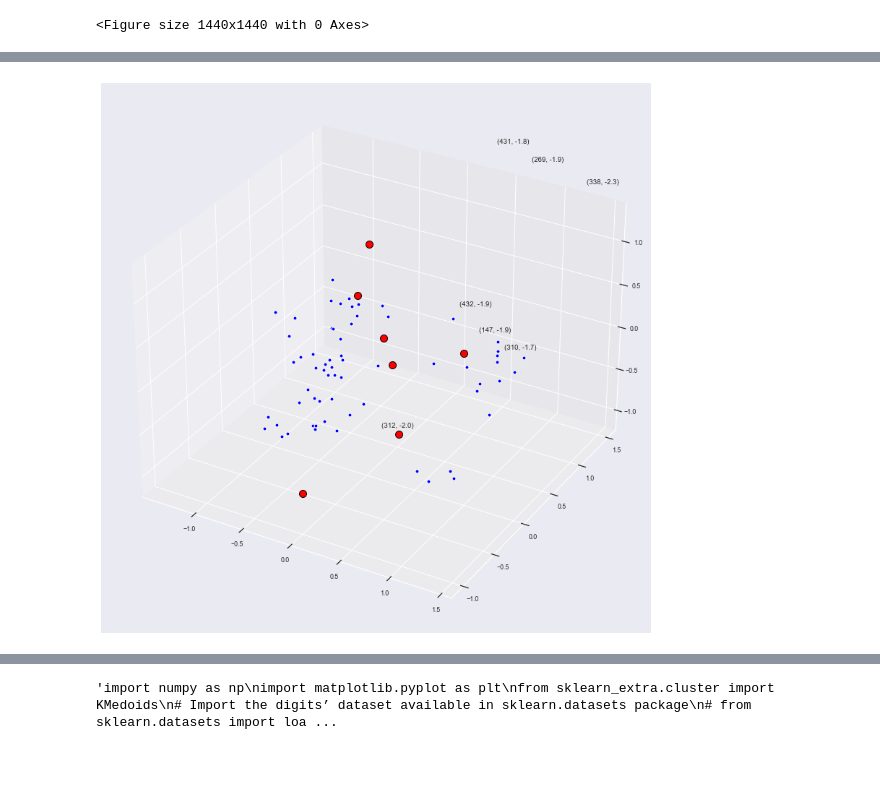
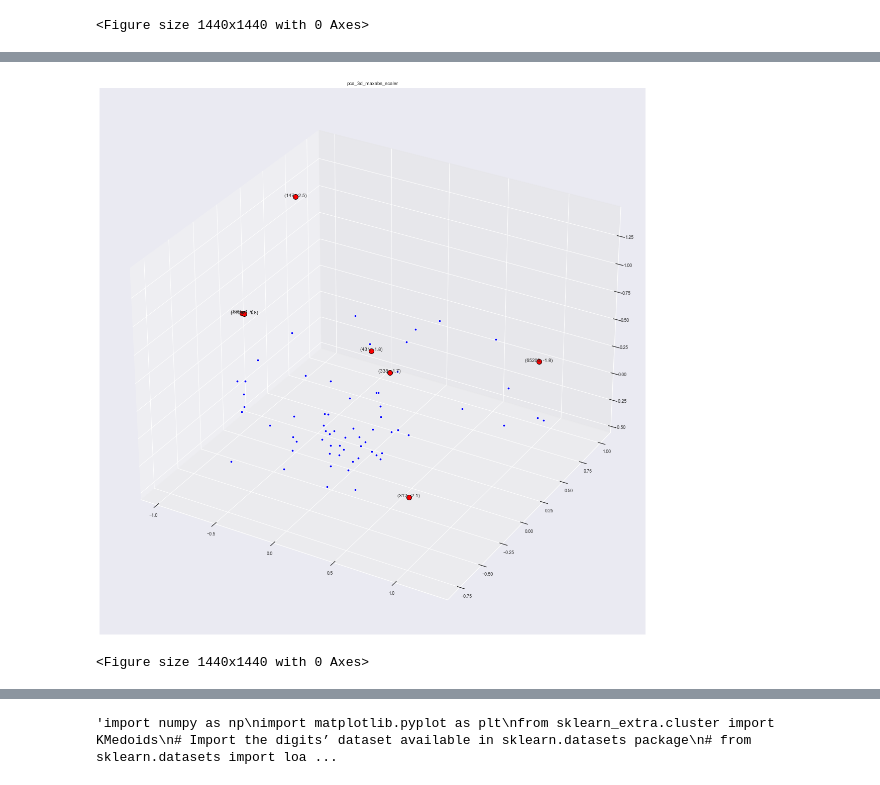
Before and after one commit to maxielias/cbbm, a Jupyter notebook: cbbm/clustering.ipynb, the cells around one changed output, grey strips where cells are left out. Saved outputs shown, nothing was run; the diff lists cells and outputs as text; code cells hidden in the pictures.

```diff
--- a/cbbm/clustering.ipynb
+++ b/cbbm/clustering.ipynb
@@ -102,6 +104,3 @@ for dir in dir_list:
     ws.add_image(image, str(f"A{row}"))
     wb.save("output/data_corr.xlsx")
     row = row + 75
-
-'''with pd.ExcelWriter("output/data_corr.xlsx", mode="a", engine="openpyxl", if_sheet_exists="replace") as writer:
-    df_scaled.to_excel(writer, sheet_name="graph")'''
@@ -110,5 +119,8 @@ for dir in dir_list:
 # %%
-scaler_name = "maxabs_scaler"
+# scaler_name = "robust_scaler"
+data_pivot = data_pivot.set_index("ent")
+data_pivot = data_pivot[data_pivot.columns.intersection(df_ind_list)]
+data_pivot = data_pivot.reset_index()
 data_scaled = scale_data(data_pivot, scaler=scaler[scaler_name])
 data_arr = data_scaled[data_scaled.columns[1:]].to_numpy()
-data_arr.shape
+# data_arr.shape
@@ -170,25 +189,33 @@ display(data_scaled.sort_values(by="LOF"))
+# %%
+data_scaled_lof = data_scaled[data_scaled["outlier"]==1]
+
+# scaler_name = "maxabs_scaler"
+with pd.ExcelWriter('output/pca.xlsx', mode="a", if_sheet_exists="replace") as writer:
+    data_scaled_lof.to_excel(writer, sheet_name=f"data_scaled_lof_{scaler_name}")
 # %%
 # — — — — — — -Setting Up Color Codes — — — — — — — — — — — -
 # colors_plot = [plt.cm.Spectral(each) for each in np.linspace(0, 1, len(labels))]
 
-df_pca3_lof = PCA(n_components=3).fit_transform(data_arr)
-df_pca3_lof = pd.DataFrame(df_pca3_lof, columns=["pca1", "pca2", "pca3"])
+# scaler_name = "maxabs_scaler"
+df_pca_3d = PCA(n_components=3).fit_transform(data_arr)
+df_pca_3d = pd.DataFrame(df_pca_3d, columns=["pca1", "pca2", "pca3"])
 df_concat = data_scaled[["ent", "LOF", "outlier"]]
-df_pca3_lof = pd.concat([df_concat, df_pca3_lof], axis=1)
+df_pca_3d = pd.concat([df_concat, df_pca_3d], axis=1)
 
-# thr = -12
+with pd.ExcelWriter('output/pca.xlsx', mode="a", if_sheet_exists="replace") as writer:
+    df_pca_3d.to_excel(writer, sheet_name=f"{scaler_name}_pca_3d")
 
-fig = plt.figure(figsize = (20, 14))
+fig = plt.figure() # figsize = (20, 14))
 ax = plt.axes(projection ="3d")
 
-for k in range(len(df_pca3_lof)):
+for k in range(len(df_pca_3d)):
 
-    ent = df_pca3_lof["ent"].loc[k]
-    lof = df_pca3_lof["LOF"].loc[k]
-    outlier = df_pca3_lof["outlier"].loc[k]
-    pca1 = df_pca3_lof["pca1"].loc[k]
-    pca2 = df_pca3_lof["pca2"].loc[k]
-    pca3 = df_pca3_lof["pca3"].loc[k]
+    ent = df_pca_3d["ent"].loc[k]
+    lof = df_pca_3d["LOF"].loc[k]
+    outlier = df_pca_3d["outlier"].loc[k]
+    pca1 = df_pca_3d["pca1"].loc[k]
+    pca2 = df_pca_3d["pca2"].loc[k]
+    pca3 = df_pca_3d["pca3"].loc[k]
 
 
     # kmeans_cc1 = df_clust["kmeans_cc1"][class_member_mask]#.loc[(df_clust["pca1"]<=10)&(df_clust["pca2"]<=10)]
@@ -207,36 +234,55 @@ for k in range(len(df_pca3_lof)):
                     markersize=10,
                 )
 
-        c = random.random() * 2
+        c = 0 # random.random() * 2
         ax.text(pca1+c, pca2+c, pca3+c, (ent, round(float(lof), 1)), ha="center")
 
         '''# — — — — — — -Annotate Centroids — — — — — — — — — — — -
         ax.plot(
                     kmeans_cc1,
                     kmeans_cc2,
                     kmeans_cc3,
                     "o",
                     markerfacecolor=color,
                     markeredgecolor="k",
                     markersize=10,
                 )'''
 
     else:
 
         ax.plot(
                     pca1,
                     pca2,
                     pca3,
                     "o",
                     markerfacecolor="blue",
                     markeredgecolor="white",
                     markersize=5,
                 )
 # — — — — — — -Add title to the plot — — — — — — — — — — — -
 # plt.title("KMeans with PCA - OUTLIERS not graphed", fontsize=14)
+plt.title(f"pca_3d_{scaler_name}")
+name = f"pca_3d_{scaler_name}.png"
+path = f"graph/{name}"
+fig = plt.gcf()
+plt.show()
+plt.draw()
+fig.savefig(path, dpi=fig.dpi)
+fig.clf()
+wb = openpyxl.load_workbook("output/pca.xlsx")
+if name not in wb.sheetnames:
+    ws = wb.create_sheet(name)
+else:
+    ws = wb[name]
+    wb.remove(ws)
+    ws = wb.create_sheet(name)
+image = openpyxl.drawing.image.Image(path)
+ws.add_image(image, "A1")
+wb.save("output/pca.xlsx")
 plt.show()
 
-df_pca3_lof = df_pca3_lof[df_pca3_lof["outlier"]==1].drop(["LOF", "outlier"], axis=1)
+df_pca_3d_lof = df_pca_3d[df_pca_3d["outlier"]==1].drop(["LOF", "outlier"], axis=1)
 # df_pca3_lof
 # %% [output]
-[figure, old version]
+[figure, new version]
+<Figure size 1440x1440 with 0 Axes>
```
Also changed, not shown: parts of 18 cells of this notebook, 11 other files.
